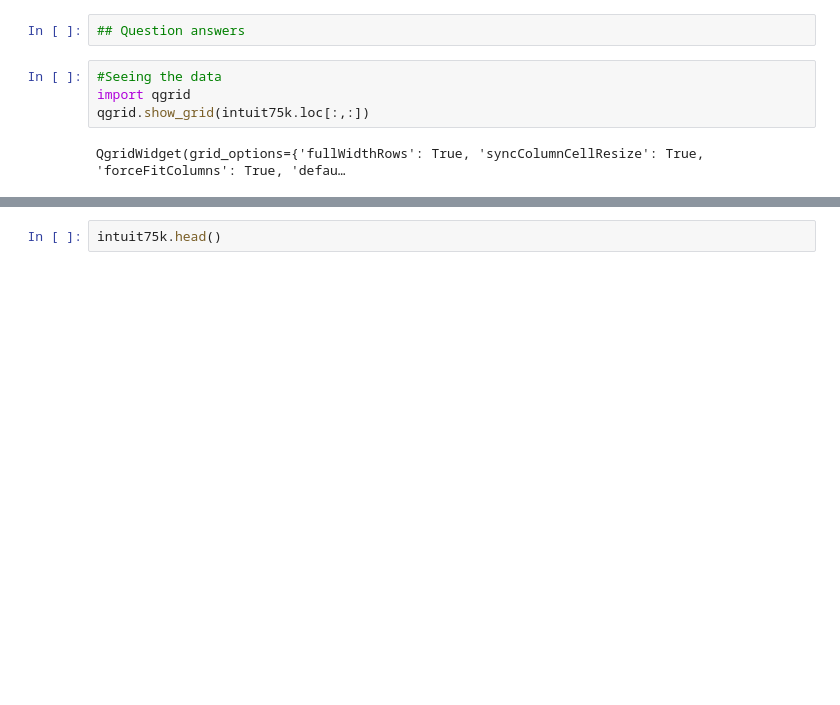
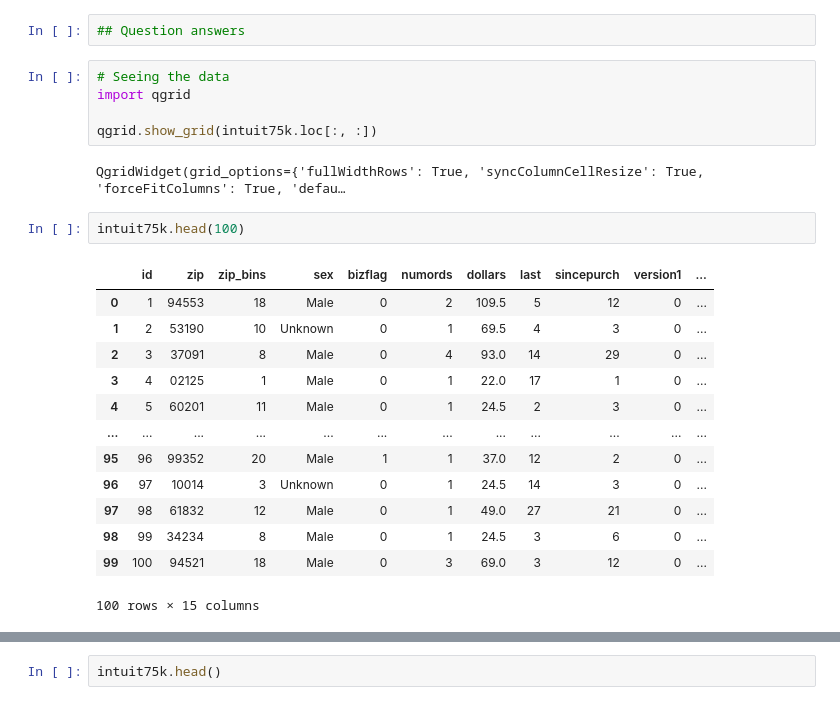
Before and after one commit to sauravjayan/Intuit-Quickbooks, a Jupyter notebook: sub-notebooks/Deep.ipynb, the cells around one changed output, grey strips where cells are left out. Drawn from its saved outputs; the diff is of its cells as text; blank space fills up the shorter version.

```diff
--- a/sub-notebooks/Deep.ipynb
+++ b/sub-notebooks/Deep.ipynb
@@ -99,8 +93,25 @@ Note: If you make changes to the content of this file you will have to restart t
 # %%
 ## Question answers
 # %%
-#Seeing the data
+# Seeing the data
 import qgrid
-qgrid.show_grid(intuit75k.loc[:,:])
+
+qgrid.show_grid(intuit75k.loc[:, :])
 # %% [output]
 QgridWidget(grid_options={'fullWidthRows': True, 'syncColumnCellResize': True, 'forceFitColumns': True, 'defau…
+# %%
+intuit75k.head(100)
+# %% [output]
+|  | id | zip | zip_bins | sex | bizflag | numords | dollars | last | sincepurch | version1 | ... |
+| 0 | 1 | 94553 | 18 | Male | 0 | 2 | 109.5 | 5 | 12 | 0 | ... |
+| 1 | 2 | 53190 | 10 | Unknown | 0 | 1 | 69.5 | 4 | 3 | 0 | ... |
+| 2 | 3 | 37091 | 8 | Male | 0 | 4 | 93.0 | 14 | 29 | 0 | ... |
+| 3 | 4 | 02125 | 1 | Male | 0 | 1 | 22.0 | 17 | 1 | 0 | ... |
+| 4 | 5 | 60201 | 11 | Male | 0 | 1 | 24.5 | 2 | 3 | 0 | ... |
+| ... | ... | ... | ... | ... | ... | ... | ... | ... | ... | ... | ... |
+| 95 | 96 | 99352 | 20 | Male | 1 | 1 | 37.0 | 12 | 2 | 0 | ... |
+| 96 | 97 | 10014 | 3 | Unknown | 0 | 1 | 24.5 | 14 | 3 | 0 | ... |
+| 97 | 98 | 61832 | 12 | Male | 0 | 1 | 49.0 | 27 | 21 | 0 | ... |
+| 98 | 99 | 34234 | 8 | Male | 0 | 1 | 24.5 | 3 | 6 | 0 | ... |
+| 99 | 100 | 94521 | 18 | Male | 0 | 3 | 69.0 | 3 | 12 | 0 | ... |
+100 rows × 15 columns
```
Also changed, not shown: parts of 50 cells of this notebook, 1 other file.
